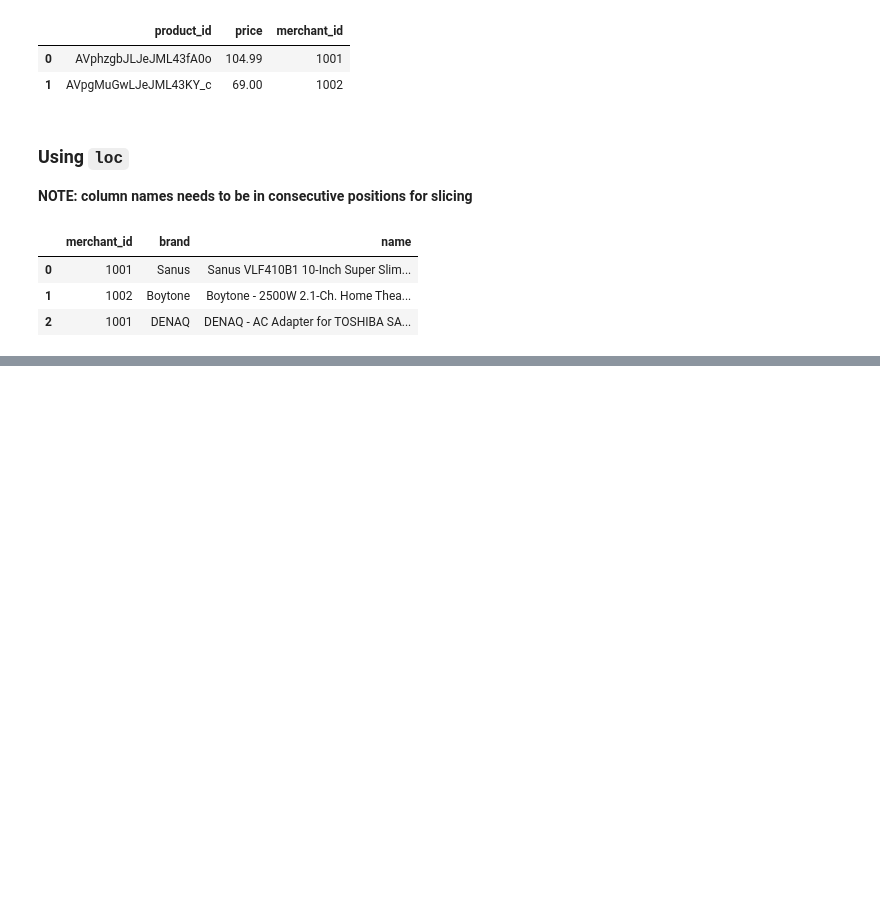
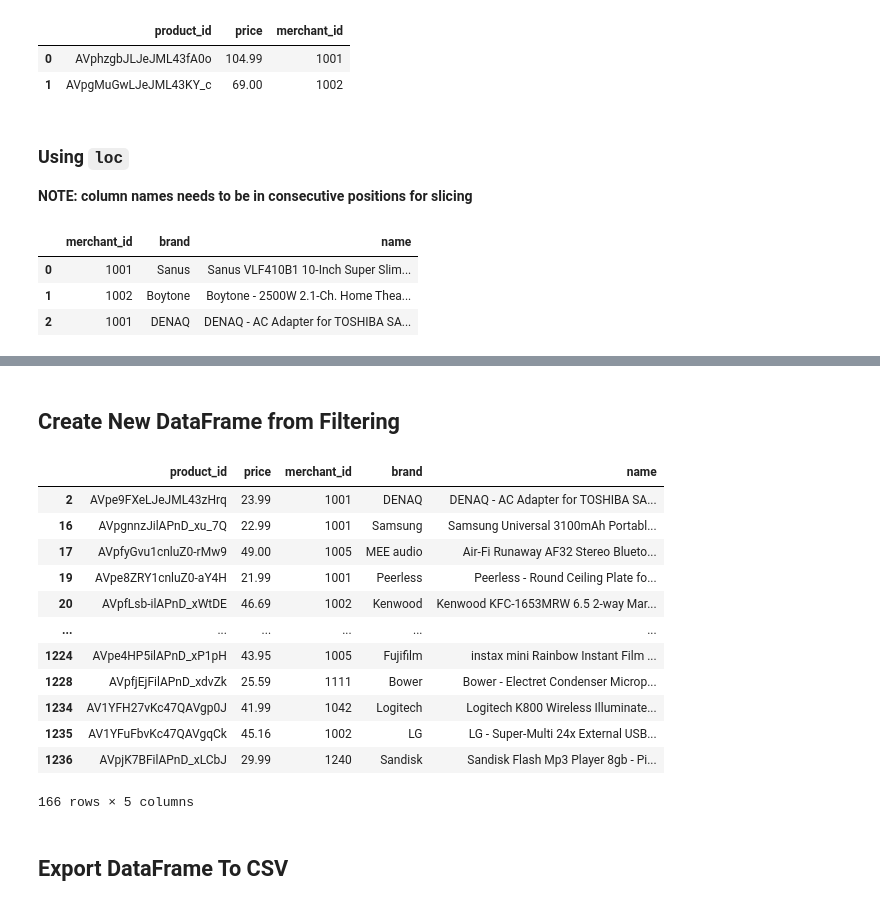
Before and after one commit to priscilla-arinze/PythonReview, a Jupyter notebook: LIBRARIES/Pandas_Intro.ipynb, the cells around one changed output, grey strips where cells are left out. Cells and saved outputs as stored; diff of their text form; code cells hidden in the pictures; blank space fills up the shorter version.

```diff
--- a/LIBRARIES/Pandas_Intro.ipynb
+++ b/LIBRARIES/Pandas_Intro.ipynb
@@ -200,0 +246,22 @@ df_products_new2
+# %% [markdown]
+## Create New DataFrame from Filtering
+# %%
+df_cheap_products = df_xlsx[df_xlsx["price"] < 50]
+
+df_cheap_products
+# %% [output]
+|  | product_id | price | merchant_id | brand | name |
+| 2 | AVpe9FXeLJeJML43zHrq | 23.99 | 1001 | DENAQ | DENAQ - AC Adapter for TOSHIBA SA... |
+| 16 | AVpgnnzJilAPnD_xu_7Q | 22.99 | 1001 | Samsung | Samsung Universal 3100mAh Portabl... |
+| 17 | AVpfyGvu1cnluZ0-rMw9 | 49.00 | 1005 | MEE audio | Air-Fi Runaway AF32 Stereo Blueto... |
+| 19 | AVpe8ZRY1cnluZ0-aY4H | 21.99 | 1001 | Peerless | Peerless - Round Ceiling Plate fo... |
+| 20 | AVpfLsb-ilAPnD_xWtDE | 46.69 | 1002 | Kenwood | Kenwood KFC-1653MRW 6.5 2-way Mar... |
+| ... | ... | ... | ... | ... | ... |
+| 1224 | AVpe4HP5ilAPnD_xP1pH | 43.95 | 1005 | Fujifilm | instax mini Rainbow Instant Film ... |
+| 1228 | AVpfjEjFilAPnD_xdvZk | 25.59 | 1111 | Bower | Bower - Electret Condenser Microp... |
+| 1234 | AV1YFH27vKc47QAVgp0J | 41.99 | 1042 | Logitech | Logitech K800 Wireless Illuminate... |
+| 1235 | AV1YFuFbvKc47QAVgqCk | 45.16 | 1002 | LG | LG - Super-Multi 24x External USB... |
+| 1236 | AVpjK7BFilAPnD_xLCbJ | 29.99 | 1240 | Sandisk | Sandisk Flash Mp3 Player 8gb - Pi... |
+166 rows × 5 columns
+# %% [markdown]
+## Export DataFrame To CSV
```
Also changed, not shown: parts of 7 cells of this notebook, 2 other files.
